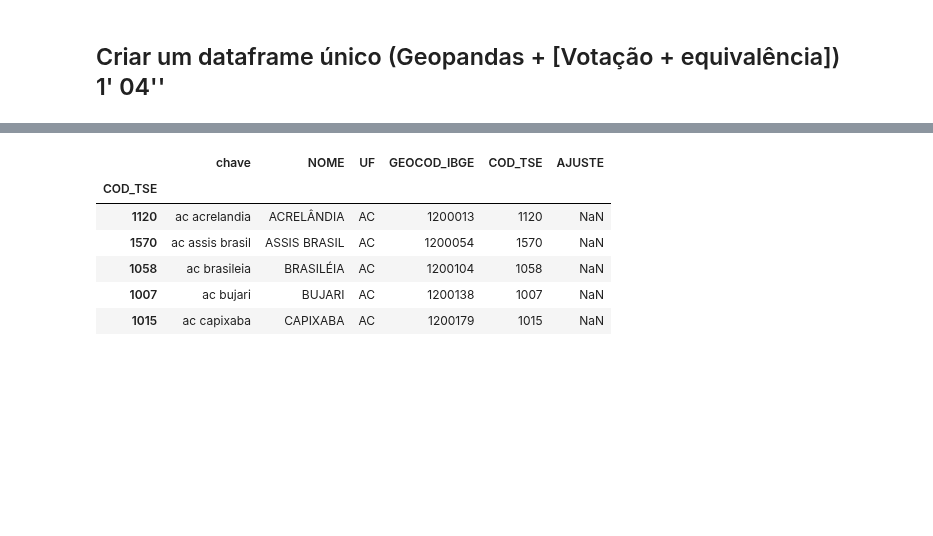
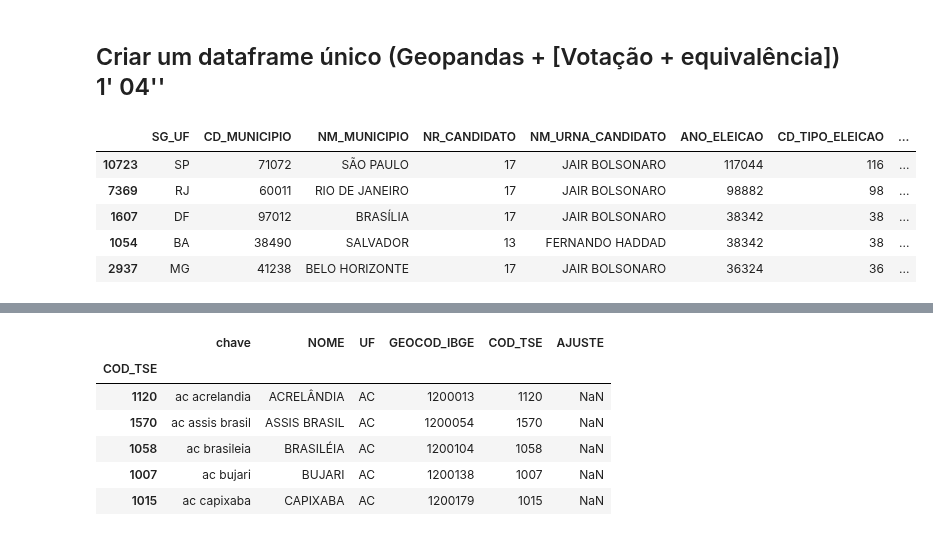
Before and after one commit to V1L3La/Learning-An-lise-de-Dados-em-Python, a Jupyter notebook: Mapa_das_Eleições_de_2018.ipynb, the cells around one changed output, grey strips where cells are left out. Cells and saved outputs as stored; diff of their text form; code cells hidden in the pictures; blank space fills up the shorter version.

```diff
--- a/Mapa_das_Eleições_de_2018.ipynb
+++ b/Mapa_das_Eleições_de_2018.ipynb
@@ -380,6 +379,15 @@ df_equivalencia.head()
 | 4 | ac capixaba | CAPIXABA | AC | 1200179 | 1015 | NaN |
 # %% [markdown]
 ## Criar um dataframe único (Geopandas + [Votação + equivalência])   1' 04''
+# %%
+df_votacao.head()
+# %% [output]
+|  | SG_UF | CD_MUNICIPIO | NM_MUNICIPIO | NR_CANDIDATO | NM_URNA_CANDIDATO | ANO_ELEICAO | CD_TIPO_ELEICAO | ... |
+| 10723 | SP | 71072 | SÃO PAULO | 17 | JAIR BOLSONARO | 117044 | 116 | ... |
+| 7369 | RJ | 60011 | RIO DE JANEIRO | 17 | JAIR BOLSONARO | 98882 | 98 | ... |
+| 1607 | DF | 97012 | BRASÍLIA | 17 | JAIR BOLSONARO | 38342 | 38 | ... |
+| 1054 | BA | 38490 | SALVADOR | 13 | FERNANDO HADDAD | 38342 | 38 | ... |
+| 2937 | MG | 41238 | BELO HORIZONTE | 17 | JAIR BOLSONARO | 36324 | 36 | ... |
 # %%
 # (1)
 # *** Reindexar o dataframe de votação pelo codigo do TSE(= CD_MUNICIPIO) ***
```
Also changed, not shown: parts of 29 cells of this notebook.
